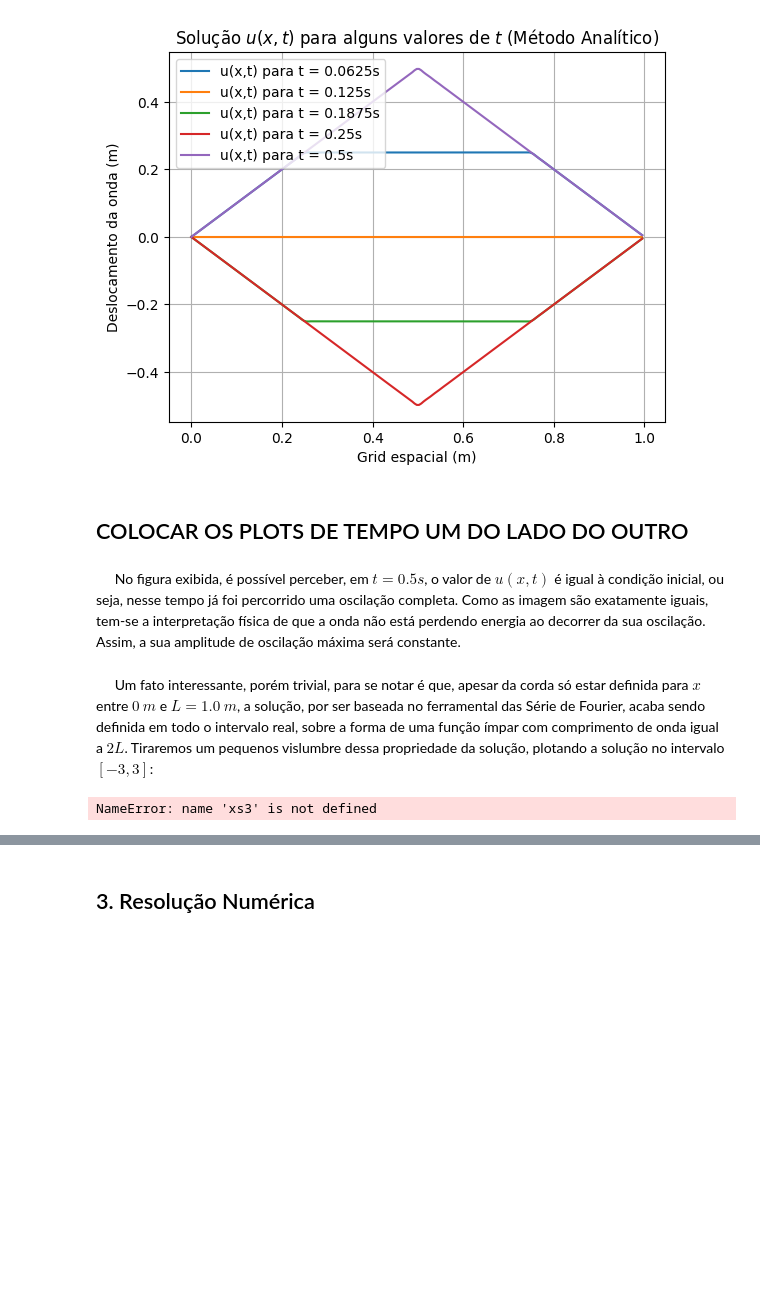
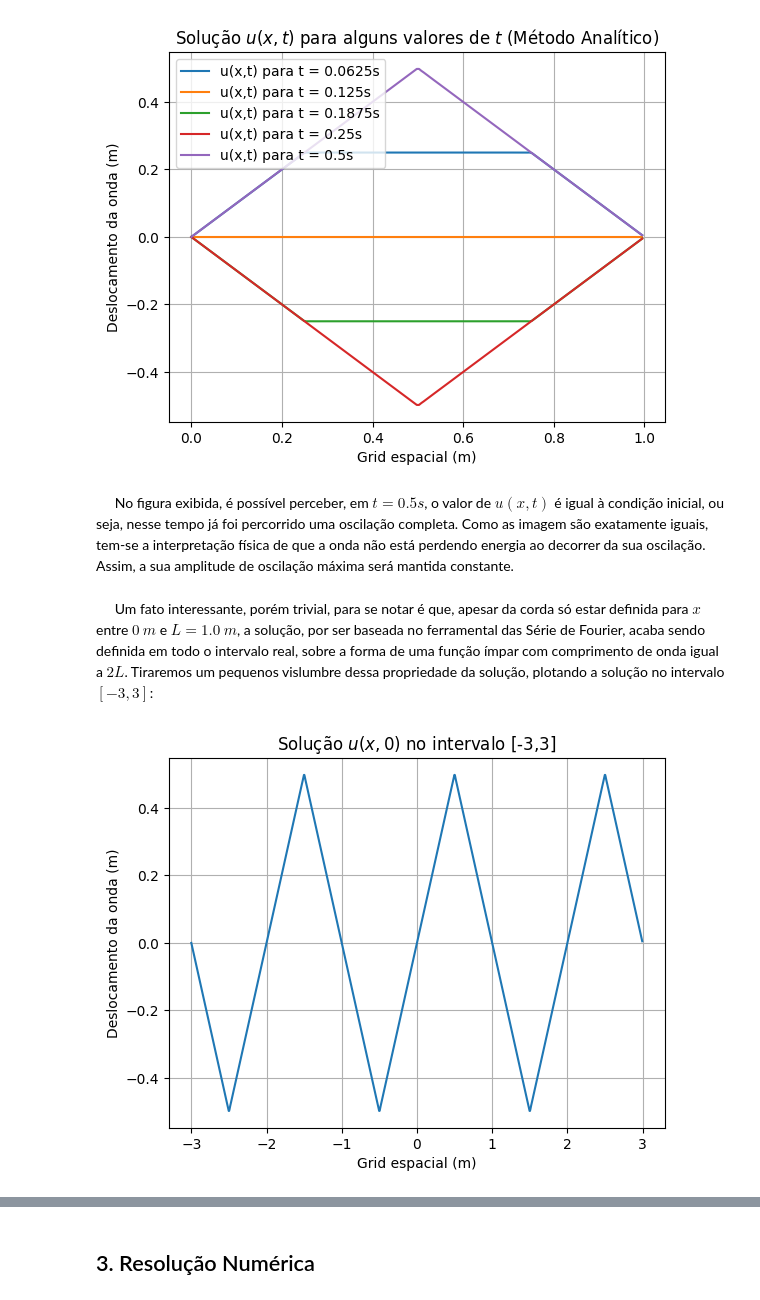
Before and after one commit to PETfisicaUFRN/PET.py, a Jupyter notebook: Rascunhos/Equação de Onda.ipynb, the cells around one changed output, grey strips where cells are left out. Drawn from its saved outputs; the diff is of its cells as text; code cells hidden in the pictures; blank space fills up the shorter version.

```diff
--- a/Rascunhos/Equação de Onda.ipynb
+++ b/Rascunhos/Equação de Onda.ipynb
@@ -311,33 +295,28 @@ plt.legend()
 plt.show()
 # %% [output]
 [figure]
-# %% [markdown]
-## COLOCAR OS PLOTS DE TEMPO UM DO LADO DO OUTRO
 # %% [markdown]
-$\quad$ No figura exibida, é possível perceber, em $t=0.5s$, o valor de $u(x,t)$ é igual à condição inicial, ou seja, nesse tempo já foi percorrido uma oscilação completa. Como as imagem são exatamente iguais, tem-se a interpretação física de que a onda não está perdendo energia ao decorrer da sua oscilação. Assim, a sua amplitude de oscilação máxima será constante.
+$\quad$ No figura exibida, é possível perceber, em $t=0.5s$, o valor de $u(x,t)$ é igual à condição inicial, ou seja, nesse tempo já foi percorrido uma oscilação completa. Como as imagem são exatamente iguais, tem-se a interpretação física de que a onda não está perdendo energia ao decorrer da sua oscilação. Assim, a sua amplitude de oscilação máxima será mantida constante.
 # %% [markdown]
 $\quad$ Um fato interessante, porém trivial, para se notar é que, apesar da corda só estar definida para $x$ entre $0 \ m$ e $L = 1.0 \ m$, a solução, por ser baseada no ferramental das Série de Fourier, acaba sendo definida em todo o intervalo real, sobre a forma de uma função ímpar com comprimento de onda igual a $2L$. Tiraremos um pequenos vislumbre dessa propriedade da solução, plotando a solução no intervalo $[-3,3]$:
 # %%
 # Para t = 0:
 xs_ = np.arange(-3,3,dx) # Grid espacial, dessa vez definido entre [-3,3], e não apenas entre [0,1].
 u_x_t = np.zeros(len(xs_), float) # Array para armazenar o valor da função
 
-for i in range(len(xs3)):
+for i in range(len(xs_)):
     aux = 0
     for n in range(Max):
-        aux+= Cn[n]*sin(n*pi*(xs3[i])/L)*cos(v*n*pi*0/L)
+        aux+= Cn[n]*np.sin(n*np.pi*(xs_[i])/L)*np.cos(v*n*pi*0/L) # Solução de u(x,t) para t=0.
     u_x_t[i] = aux
 
 
-
-
-plt.plot(xs3,u_x_t)
+plt.plot(xs_,u_x_t)
 plt.xlabel("Grid espacial (m)")
 plt.ylabel("Deslocamento da onda (m)")
 plt.title("Solução $u(x,0)$ no intervalo [-3,3]")
 plt.grid()
-plt.legend()
 plt.show()
 # %% [output]
-NameError: name 'xs3' is not defined
+[figure, added]
 # %% [markdown]
```
Also changed, not shown: parts of 156 cells of this notebook.
